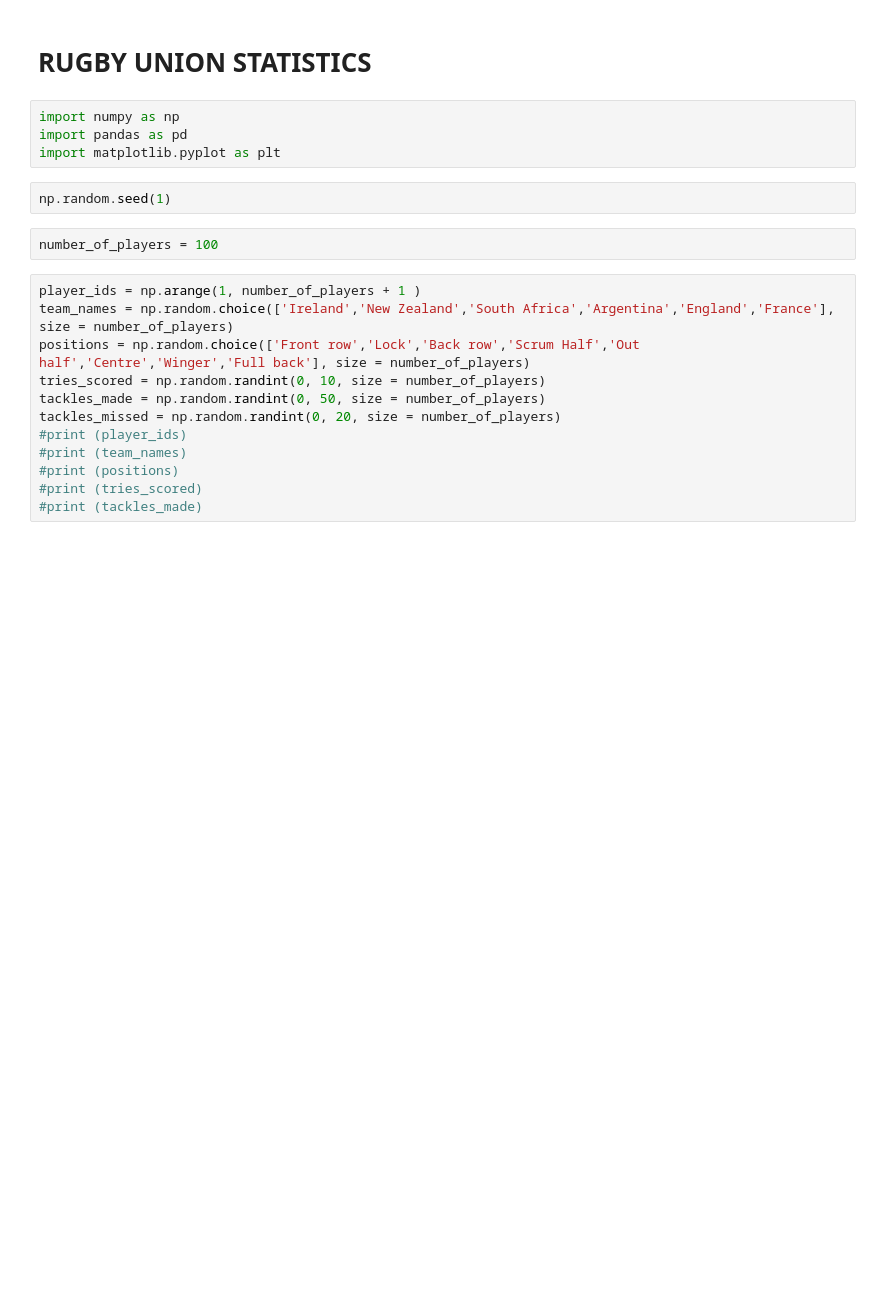
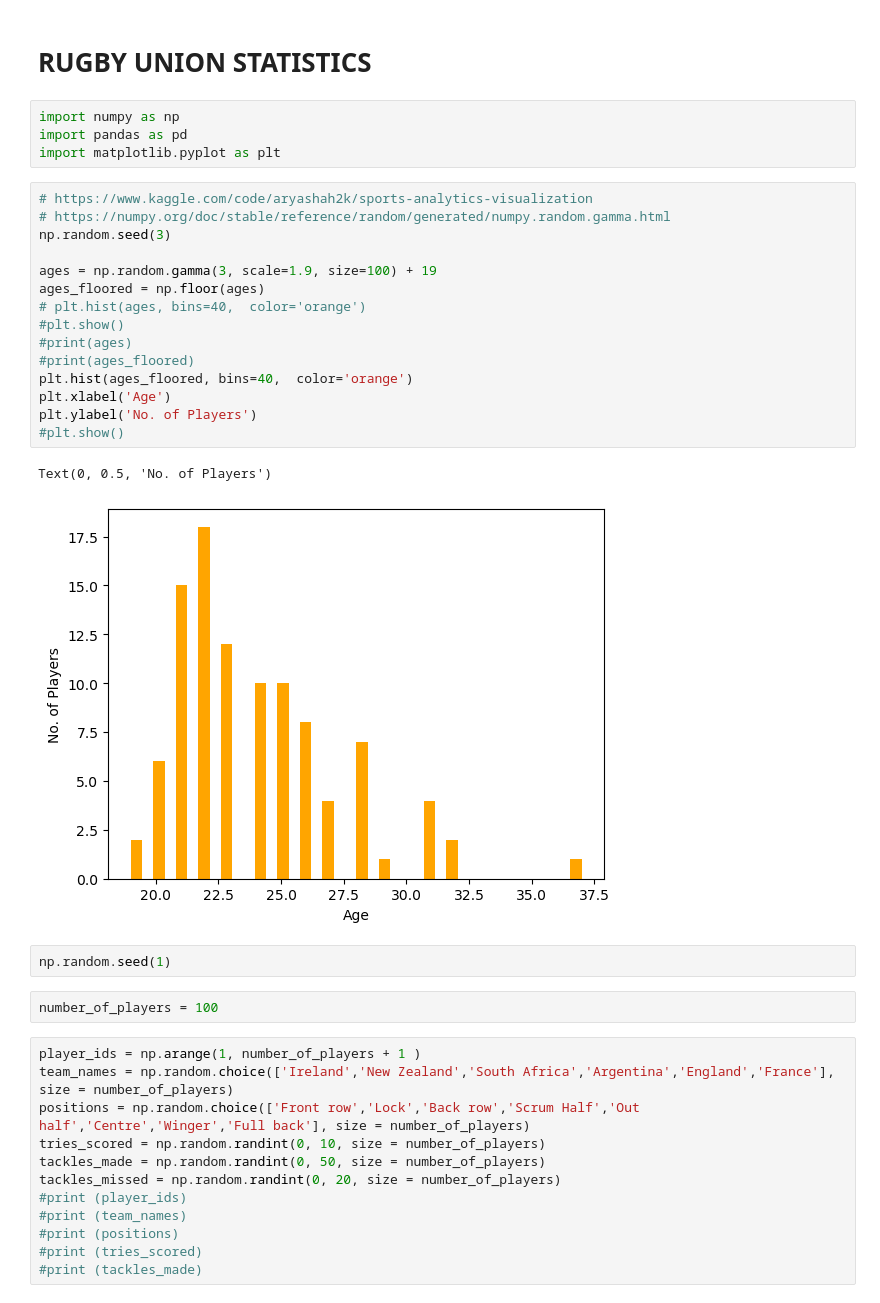
Before and after one commit to horgano/PfDA-Project-1, a Jupyter notebook: PfDA Project1.ipynb, the cells around one changed output. Drawn from its saved outputs; the diff is of its cells as text; blank space fills up the shorter version.

```diff
--- a/PfDA Project1.ipynb
+++ b/PfDA Project1.ipynb
@@ -10,6 +10,24 @@
 import numpy as np
 import pandas as pd
 import matplotlib.pyplot as plt
+# %%
+# https://www.kaggle.com/code/aryashah2k/sports-analytics-visualization
+# https://numpy.org/doc/stable/reference/random/generated/numpy.random.gamma.html
+np.random.seed(3)
+
+ages = np.random.gamma(3, scale=1.9, size=100) + 19
+ages_floored = np.floor(ages)
+# plt.hist(ages, bins=40,  color='orange')
+#plt.show()
+#print(ages)
+#print(ages_floored)
+plt.hist(ages_floored, bins=40,  color='orange')
+plt.xlabel('Age')
+plt.ylabel('No. of Players')
+#plt.show()
+# %% [output]
+Text(0, 0.5, 'No. of Players')
+[figure, added]
 # %%
 np.random.seed(1)
 # %%
```
Also changed, not shown: parts of 7 cells of this notebook.
